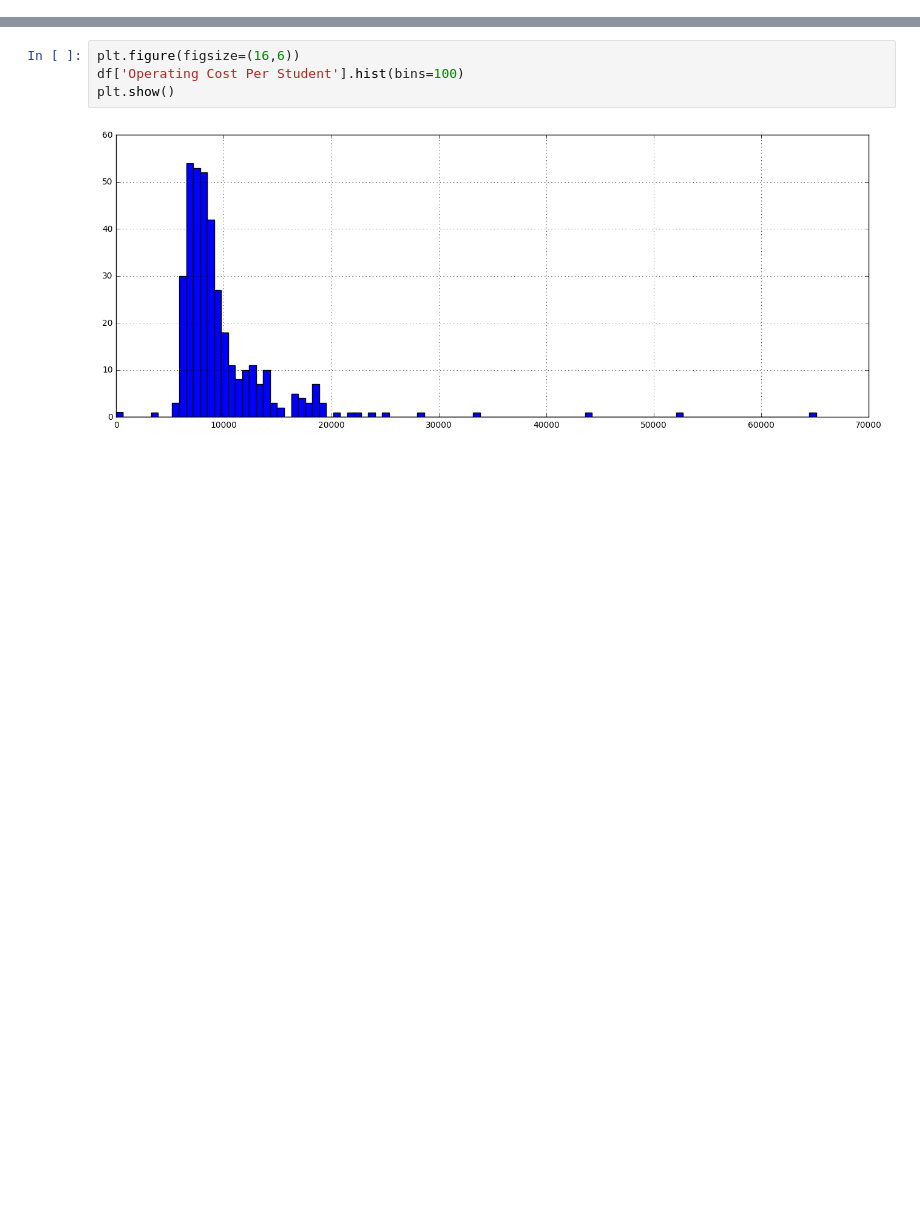
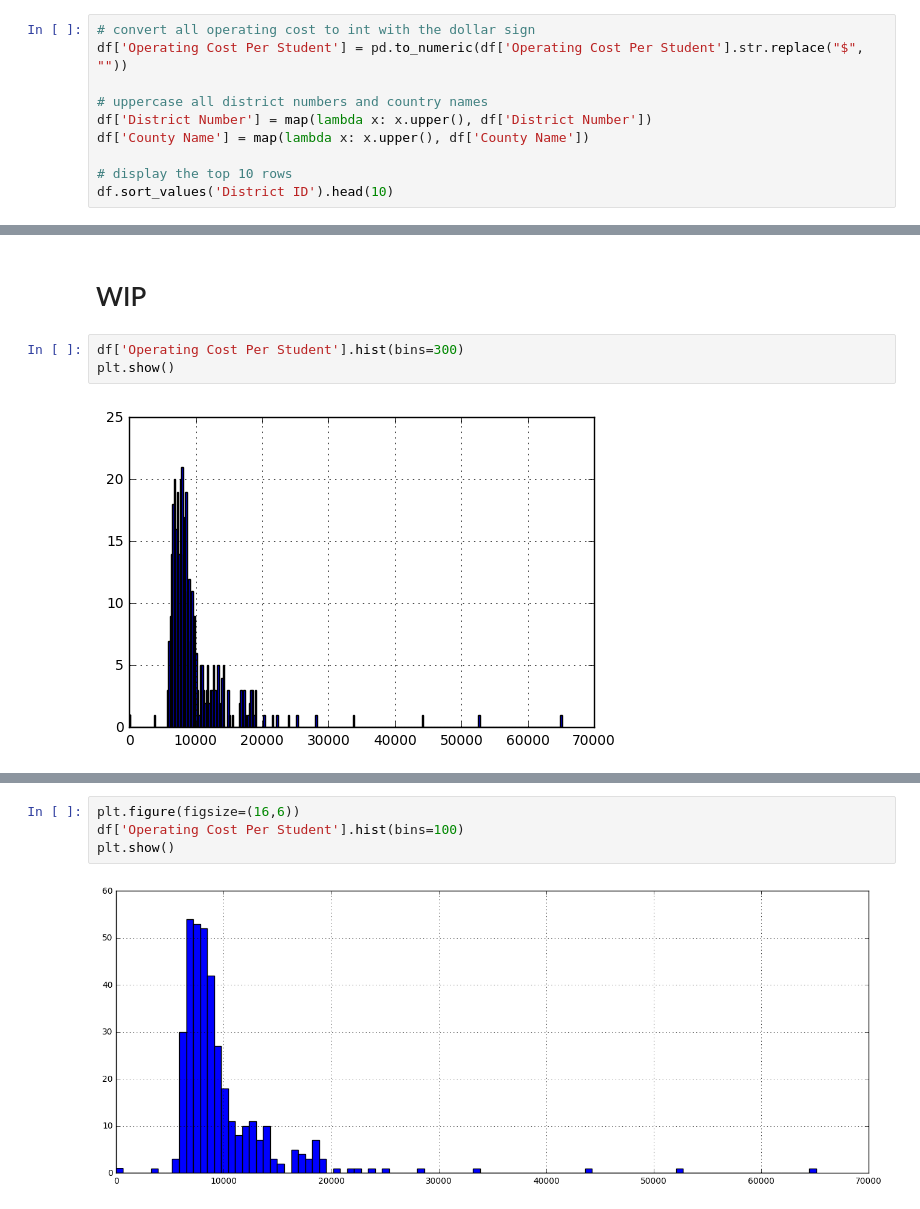
Before and after one commit to alangrafu/oregon-education-costs, a Jupyter notebook: Education costs in Oregon.ipynb, the cells around one changed output, grey strips where cells are left out. Cells and saved outputs as stored; diff of their text form; blank space fills up the shorter version.

```diff
--- a/Education costs in Oregon.ipynb
+++ b/Education costs in Oregon.ipynb
@@ -20,0 +33,10 @@ import matplotlib.pyplot as plt
+# %%
+# convert all operating cost to int with the dollar sign
+df['Operating Cost Per Student'] = pd.to_numeric(df['Operating Cost Per Student'].str.replace("$", ""))
+
+# uppercase all district numbers and country names
+df['District Number'] = map(lambda x: x.upper(), df['District Number'])
+df['County Name'] = map(lambda x: x.upper(), df['County Name'])
+
+# display the top 10 rows
+df.sort_values('District ID').head(10)
@@ -20,0 +105,7 @@ import matplotlib.pyplot as plt
+# %% [markdown]
+# WIP
+# %%
+df['Operating Cost Per Student'].hist(bins=300)
+plt.show()
+# %% [output]
+[figure, added]
```
Also changed, not shown: parts of 22 cells of this notebook.
